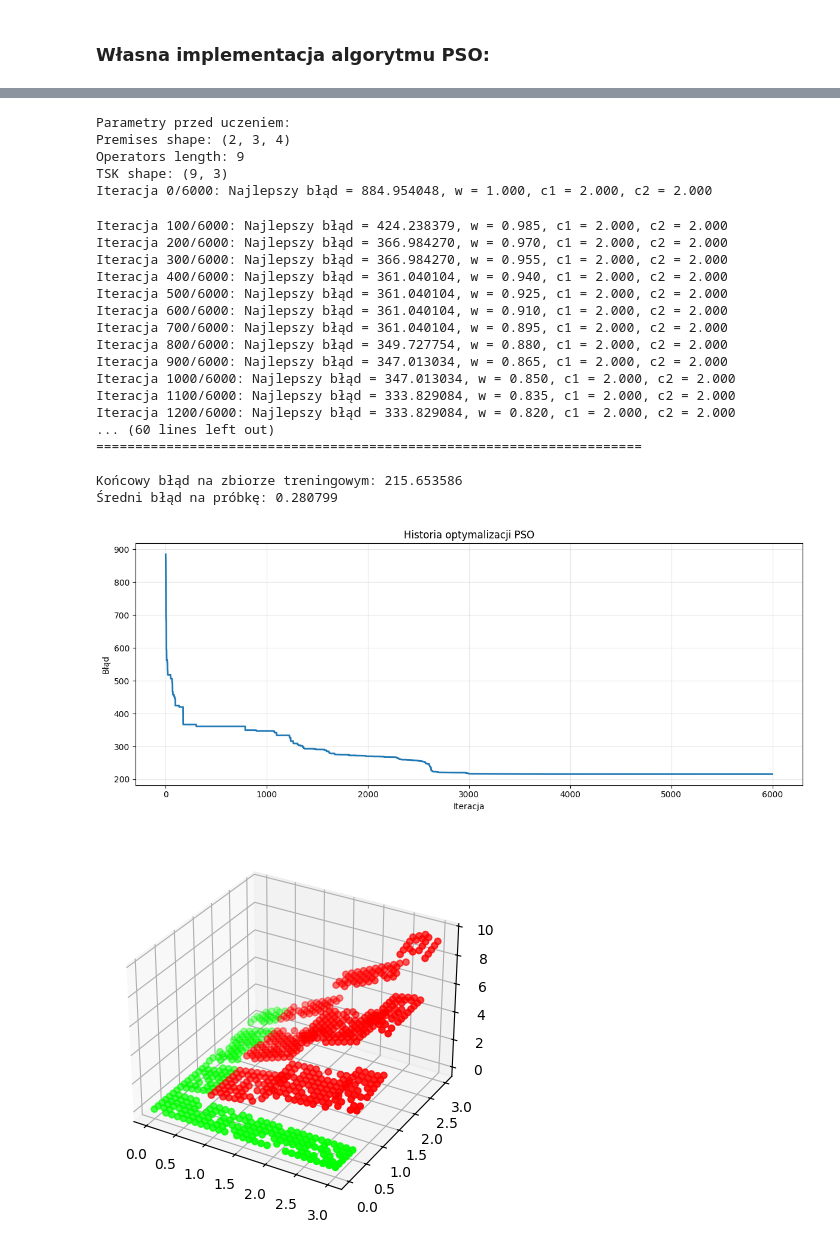
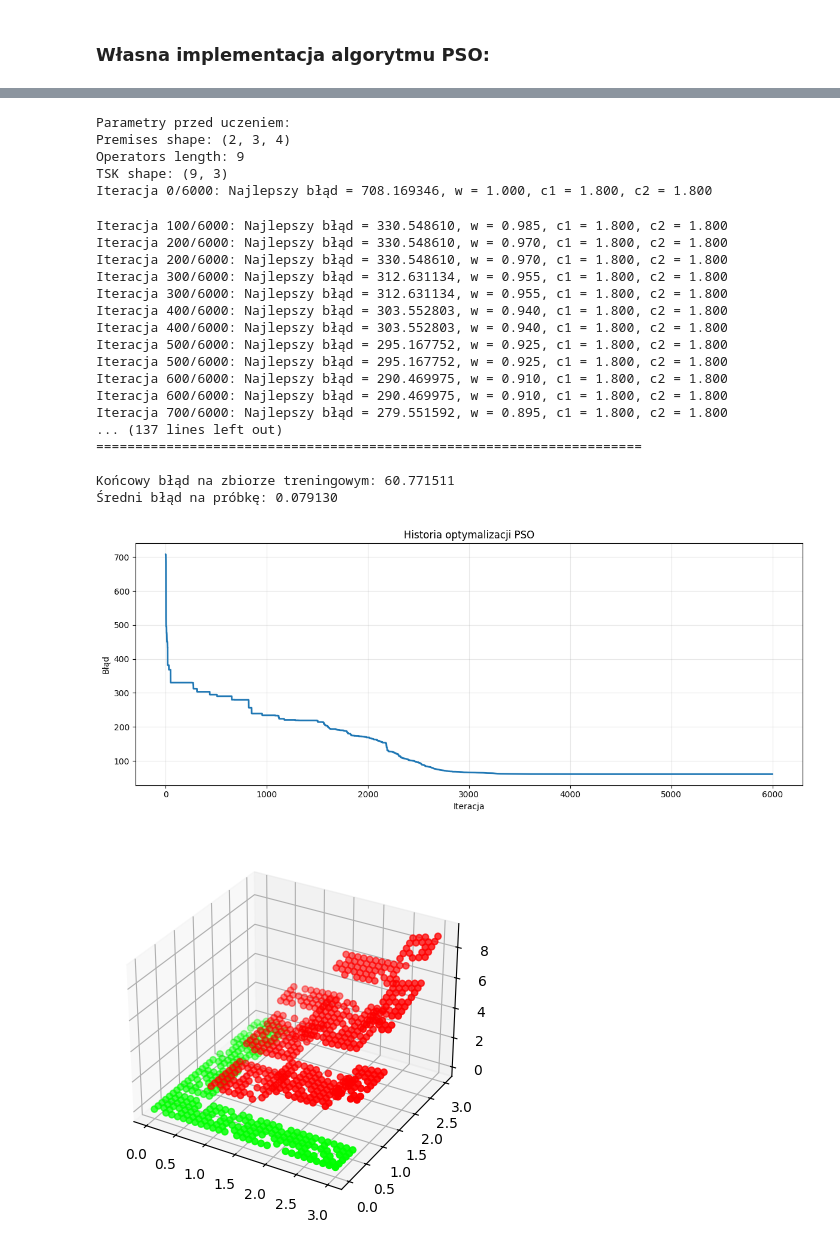
Before and after one commit to Jvsin/ai-studies, a Jupyter notebook: msi/ANFIS/MSI_2/lab3.ipynb, the cells around one changed output, grey strips where cells are left out. Drawn from its saved outputs; the diff is of its cells as text; code cells hidden in the pictures.

```diff
--- a/msi/ANFIS/MSI_2/lab3.ipynb
+++ b/msi/ANFIS/MSI_2/lab3.ipynb
@@ -50,16 +50,10 @@ class Particle:
         for i, (lower, upper) in enumerate(self.bounds):
             if new_position[i] < lower:
                 new_position[i] = lower
-                if np.random.rand() < 0.5:
-                    self.v[i] = -self.v[i] * np.random.uniform(0.3, 0.7)
-                else:
-                    self.v[i] = 0
+                self.v[i] = -self.v[i] * np.random.uniform(0.3, 0.7)
             elif new_position[i] > upper:
                 new_position[i] = upper
-                if np.random.rand() < 0.5:
-                    self.v[i] = -self.v[i] * np.random.uniform(0.3, 0.7)
-                else:
-                    self.v[i] = 0
+                self.v[i] = -self.v[i] * np.random.uniform(0.3, 0.7)
 
         self.position = new_position
 
@@ -69,7 +63,7 @@ class Particle:
         if position_value < self.best_value:
             self.best_value = position_value
             self.best_position = self.position.copy()
-            self.stagnation_counter = 0  # Reset licznika
+            self.stagnation_counter = 0
         else:
             self.stagnation_counter += 1
 
@@ -132,7 +126,7 @@ def pso_algorithm_anfis(goal_func, bounds, args=(), num_particles=20, max_iter=5
 
     min_history = []
     increase_iter = int(max_iter * increase_after_percent)
-    stagnation_threshold = max(10, max_iter // 20)  # ULEPSZENIE 10: Próg reinicjalizacji
+    stagnation_threshold = max(10, max_iter // 2)  # ULEPSZENIE 10: Próg reinicjalizacji
     no_improvement_counter = 0
 
     for iteration in range(max_iter):
@@ -164,6 +158,7 @@ def pso_algorithm_anfis(goal_func, bounds, args=(), num_particles=20, max_iter=5
 
         # ULEPSZENIE 12: Reinicjalizacja zagubionych cząstek
         if iteration > 0 and iteration % stagnation_threshold == 0:
+            print(f"Reinicjalizacja zagubionych cząstek... po {iteration} iteracjach")
             for particle in particles:
                 if particle.stagnation_counter > stagnation_threshold:
                     particle.reinitialize(bounds)
@@ -621,8 +616,8 @@ fitness_history = anfis_pso.train(
     learn_consequents=True,
     n_iter=6000,
     use_pso_algorithm=True,
-    pso_pop_size=50,
-    c_bounds=(2.0, 2.5),
+    pso_pop_size=60,
+    c_bounds=(1.8, 2.8),
     pso_w=1.0
 )
 
@@ -632,48 +627,48 @@ print("=" * 70)
 
 result = anfis_pso.anfis_estimate_labels(anfis_pso.premises, anfis_pso.op, anfis_pso.tsk)
 pred = result.ravel()
 error = np.abs(pred - y_train).sum()
 print(f"\nKońcowy błąd na zbiorze treningowym: {error:.6f}")
 
 n_samples = len(y_train)
 print(f"Średni błąd na próbkę: {error/n_samples:.6f}")
 
 if fitness_history is not None:
     plt.figure(figsize=(12, 5))
 
     plt.plot(fitness_history, linewidth=2)
     plt.xlabel('Iteracja')
     plt.ylabel('Błąd')
     plt.title('Historia optymalizacji PSO')
     plt.grid(True, alpha=0.3)
 
     plt.tight_layout()
     plt.show()
 
 anfis_pso.show_results()
 # %% [output]
 [figure]
 Parametry przed uczeniem:
 Premises shape: (2, 3, 4)
 Operators length: 9
 TSK shape: (9, 3)
-Iteracja 0/6000: Najlepszy błąd = 884.954048, w = 1.000, c1 = 2.000, c2 = 2.000
+Iteracja 0/6000: Najlepszy błąd = 708.169346, w = 1.000, c1 = 1.800, c2 = 1.800
-Iteracja 100/6000: Najlepszy błąd = 424.238379, w = 0.985, c1 = 2.000, c2 = 2.000
-Iteracja 200/6000: Najlepszy błąd = 366.984270, w = 0.970, c1 = 2.000, c2 = 2.000
-Iteracja 300/6000: Najlepszy błąd = 366.984270, w = 0.955, c1 = 2.000, c2 = 2.000
-Iteracja 400/6000: Najlepszy błąd = 361.040104, w = 0.940, c1 = 2.000, c2 = 2.000
-Iteracja 500/6000: Najlepszy błąd = 361.040104, w = 0.925, c1 = 2.000, c2 = 2.000
-Iteracja 600/6000: Najlepszy błąd = 361.040104, w = 0.910, c1 = 2.000, c2 = 2.000
-Iteracja 700/6000: Najlepszy błąd = 361.040104, w = 0.895, c1 = 2.000, c2 = 2.000
-Iteracja 800/6000: Najlepszy błąd = 349.727754, w = 0.880, c1 = 2.000, c2 = 2.000
-Iteracja 900/6000: Najlepszy błąd = 347.013034, w = 0.865, c1 = 2.000, c2 = 2.000
-Iteracja 1000/6000: Najlepszy błąd = 347.013034, w = 0.850, c1 = 2.000, c2 = 2.000
-Iteracja 1100/6000: Najlepszy błąd = 333.829084, w = 0.835, c1 = 2.000, c2 = 2.000
-Iteracja 1200/6000: Najlepszy błąd = 333.829084, w = 0.820, c1 = 2.000, c2 = 2.000
-... (60 lines left out)
+Iteracja 100/6000: Najlepszy błąd = 330.548610, w = 0.985, c1 = 1.800, c2 = 1.800
+Iteracja 200/6000: Najlepszy błąd = 330.548610, w = 0.970, c1 = 1.800, c2 = 1.800
+Iteracja 200/6000: Najlepszy błąd = 330.548610, w = 0.970, c1 = 1.800, c2 = 1.800
+Iteracja 300/6000: Najlepszy błąd = 312.631134, w = 0.955, c1 = 1.800, c2 = 1.800
+Iteracja 300/6000: Najlepszy błąd = 312.631134, w = 0.955, c1 = 1.800, c2 = 1.800
+Iteracja 400/6000: Najlepszy błąd = 303.552803, w = 0.940, c1 = 1.800, c2 = 1.800
+Iteracja 400/6000: Najlepszy błąd = 303.552803, w = 0.940, c1 = 1.800, c2 = 1.800
+Iteracja 500/6000: Najlepszy błąd = 295.167752, w = 0.925, c1 = 1.800, c2 = 1.800
+Iteracja 500/6000: Najlepszy błąd = 295.167752, w = 0.925, c1 = 1.800, c2 = 1.800
+Iteracja 600/6000: Najlepszy błąd = 290.469975, w = 0.910, c1 = 1.800, c2 = 1.800
+Iteracja 600/6000: Najlepszy błąd = 290.469975, w = 0.910, c1 = 1.800, c2 = 1.800
+Iteracja 700/6000: Najlepszy błąd = 279.551592, w = 0.895, c1 = 1.800, c2 = 1.800
+... (137 lines left out)
 ======================================================================
 
-Końcowy błąd na zbiorze treningowym: 215.653586
-Średni błąd na próbkę: 0.280799
+Końcowy błąd na zbiorze treningowym: 60.771511
+Średni błąd na próbkę: 0.079130
-[figure, old version]
+[figure, new version]
-[figure, old version]
+[figure, new version]
```
